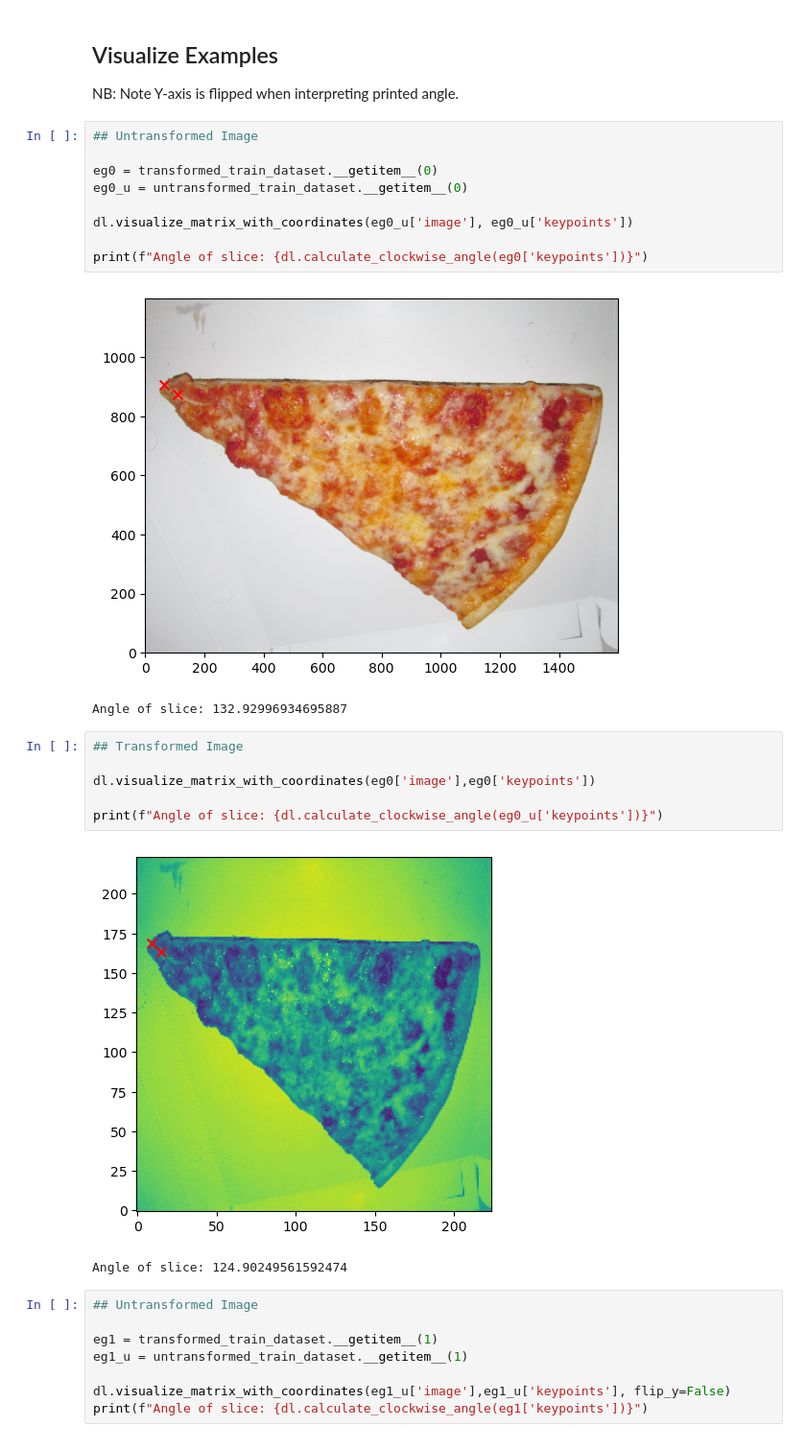
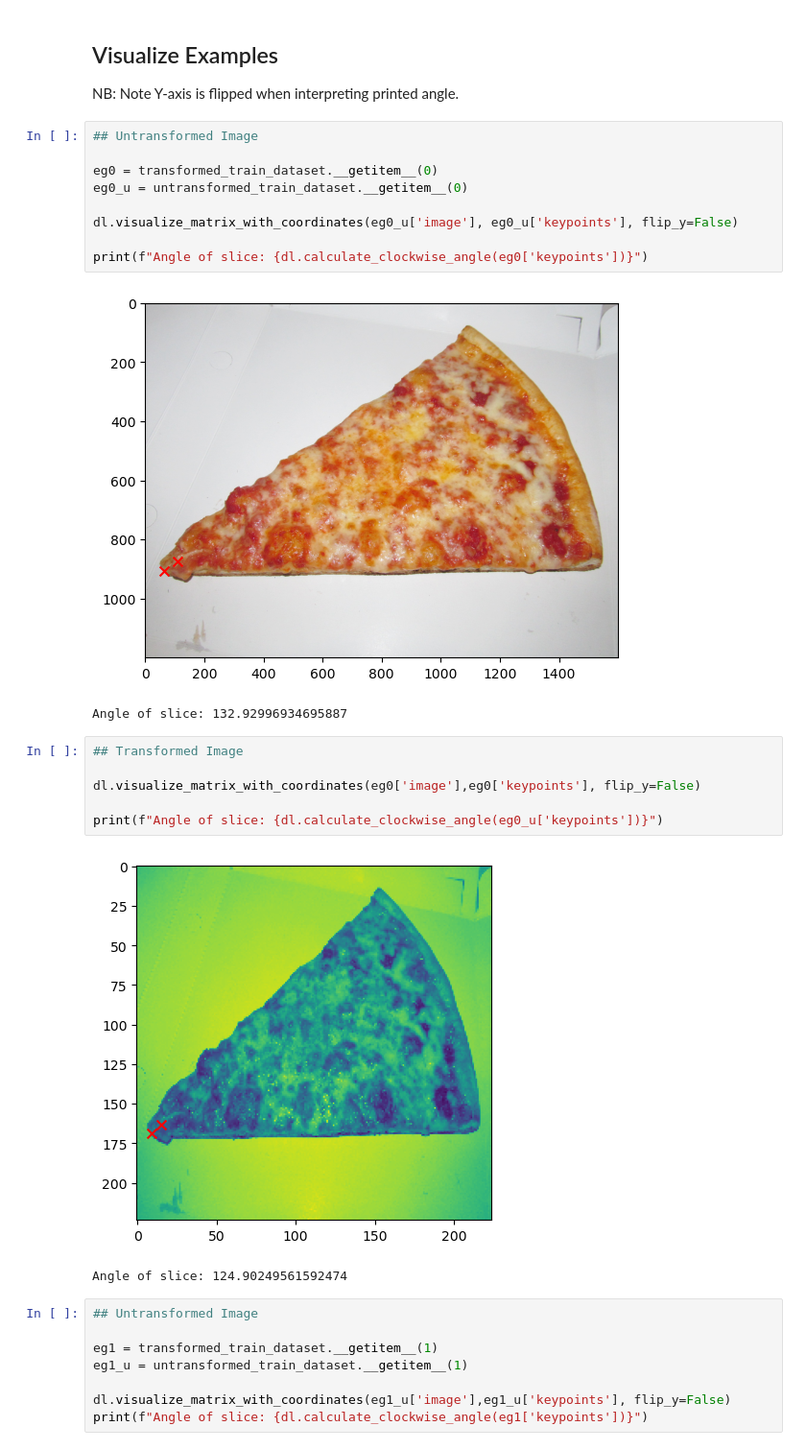
Before and after one commit to sandzp/pizza_angle_prediction, a Jupyter notebook: pizza_walkthrough.ipynb, the cells around one changed output. Shown at 96% size. Cells and saved outputs as stored; diff of their text form.

```diff
--- a/pizza_walkthrough.ipynb
+++ b/pizza_walkthrough.ipynb
@@ -70,20 +72,20 @@ NB: Note Y-axis is flipped when interpreting printed angle.
 eg0 = transformed_train_dataset.__getitem__(0)
 eg0_u = untransformed_train_dataset.__getitem__(0)
 
-dl.visualize_matrix_with_coordinates(eg0_u['image'], eg0_u['keypoints'])
+dl.visualize_matrix_with_coordinates(eg0_u['image'], eg0_u['keypoints'], flip_y=False)
 
 print(f"Angle of slice: {dl.calculate_clockwise_angle(eg0['keypoints'])}")
 # %% [output]
-[figure, old version]
+[figure, new version]
 Angle of slice: 132.92996934695887
 # %%
 ## Transformed Image
 
-dl.visualize_matrix_with_coordinates(eg0['image'],eg0['keypoints'])
+dl.visualize_matrix_with_coordinates(eg0['image'],eg0['keypoints'], flip_y=False)
 
 print(f"Angle of slice: {dl.calculate_clockwise_angle(eg0_u['keypoints'])}")
 # %% [output]
-[figure, old version]
+[figure, new version]
 Angle of slice: 124.90249561592474
 # %%
 ## Untransformed Image
```
Also changed, not shown: parts of 13 cells of this notebook, 11 other files.
